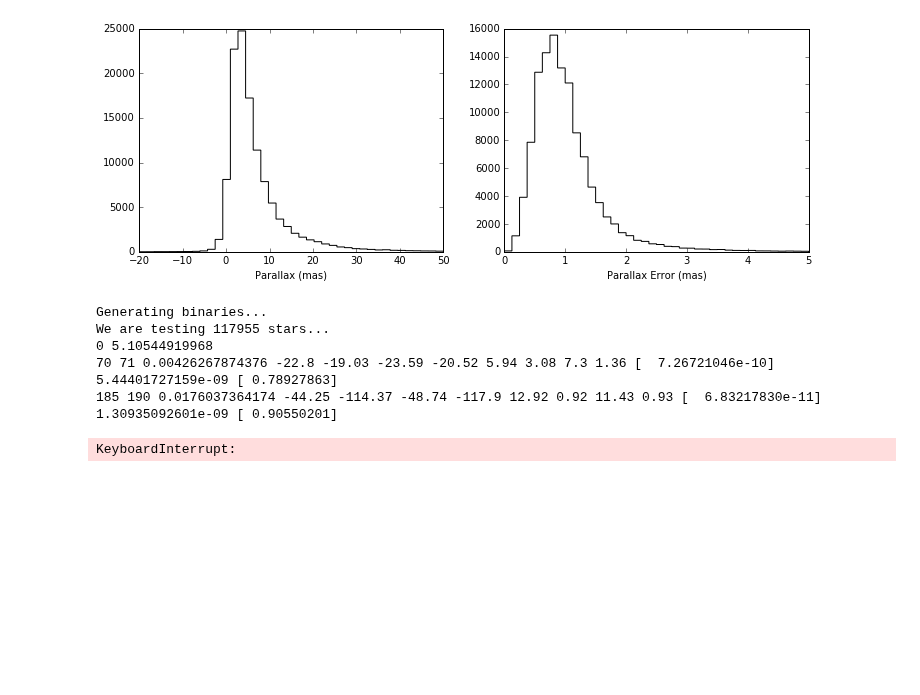
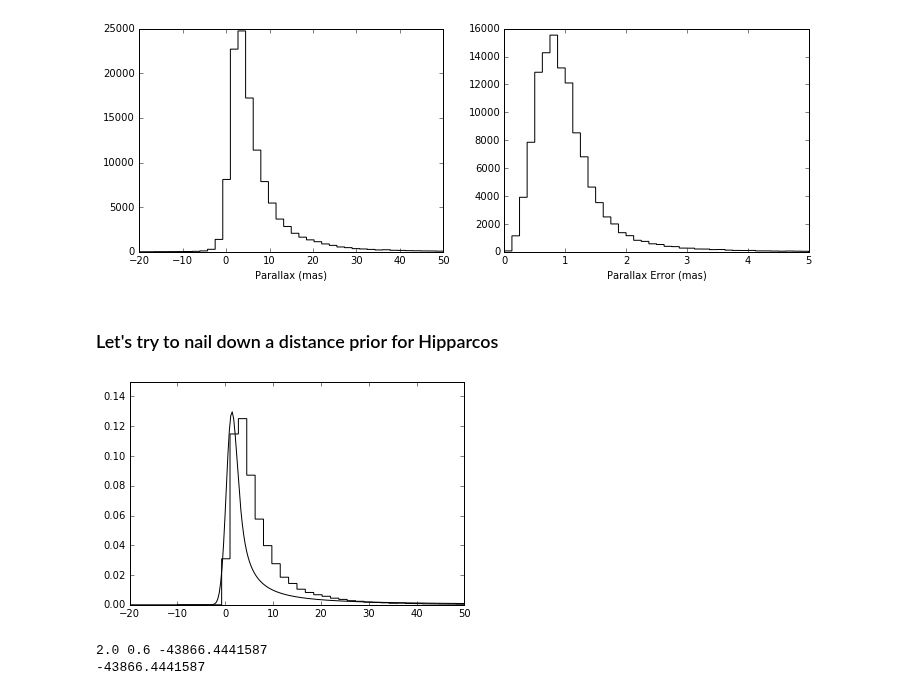
Before and after one commit to astroJeff/gaia_binaries, a Jupyter notebook: notebooks/Hipparchos.ipynb, the cells around one changed output. Cells and saved outputs as stored; diff of their text form; code cells hidden in the pictures; blank space fills up the shorter version.

Commit message:
Worked on Hipparcos - rNLTT matching

```diff
--- a/notebooks/Hipparchos.ipynb
+++ b/notebooks/Hipparchos.ipynb
@@ -21,7 +21,7 @@ import pickle
 # %%
 # Read in sample from Tycho-2 table
 filename = ('../data/hipparchos/hip2.dat')
-readme = ('../data/hipparchos/Readme')
+readme = ('../data/hipparchos/ReadMe')
 hip_orig = Table.read(filename, format='cds', guess=False, readme=readme)
 
 print hip_orig.colnames
@@ -41,6 +41,8 @@ hip['mu_ra_err'] = hip_orig['e_pmRA']
 hip['mu_dec_err'] = hip_orig['e_pmDE']
 hip['plx'] = hip_orig['Plx']
 hip['plx_err'] = hip_orig['e_Plx']
+
+hip = hip[hip['plx']>0.0]
 # %%
 fig, ax = plt.subplots(1, 2, figsize=(12,4))
 
@@ -53,12 +55,5 @@ ax[1].set_xlabel('Parallax Error (mas)')
 plt.show()
 # %% [output]
 [figure]
-# %%
-p_out = P_posterior.match_binaries(hip)
-# %% [output]
-Generating binaries...
-We are testing 117955 stars...
-0 5.10544919968
-70 71 0.00426267874376 -22.8 -19.03 -23.59 -20.52 5.94 3.08 7.3 1.36 [  7.26721046e-10] 5.44401727159e-09 [ 0.78927863]
-185 190 0.0176037364174 -44.25 -114.37 -48.74 -117.9 12.92 0.92 11.43 0.93 [  6.83217830e-11] 1.30935092601e-09 [ 0.90550201]
-KeyboardInterrupt:
+# %% [markdown]
+### Let's try to nail down a distance prior for Hipparcos
@@ -64,0 +65,29 @@ KeyboardInterrupt:
+# %%
+def get_integrand(x, y, gamma, sigma):
+    return np.power(x, -(gamma+1.0)) * np.exp(-0.5*((y-x)/sigma)**2)
+
+
+sigma = 1.5
+#gamma, L, U = 1.5,  3.0, 100.0 # 0.12
+gamma, L, U = 0.5,  0.698, 100.0 # 0.12
+
+x = np.linspace(-10.0, 50.0, 200)
+integral = np.zeros(len(x))
+coeff = 1.0/np.sqrt(2.0*np.pi)/sigma * gamma / (L**(-gamma) - U**(-gamma))
+for i in np.arange(len(x)):
+    args = x[i], gamma, 1.0
+    sol = quad(get_integrand, L, U, args=args)
+    integral[i] = sol[0]
+
+    # print i, x[i], integral[i]
+
+plt.plot(x, coeff*integral, color='k')
+
+
+
+plt.hist(hip['plx'], histtype='step', color='k', bins=40, range=(-20, 50), normed=True)
+
+plt.ylim(0.0, 0.15)
+plt.show()
+# %% [output]
+[figure, added]
@@ -64,0 +212,6 @@ KeyboardInterrupt:
+# %%
+x = 2.0,  0.6
+print ln_likelihood_2(x, hip['plx'], hip['plx_err'])
+# %% [output]
+2.0 0.6 -43866.4441587
+-43866.4441587
```
Also changed, not shown: parts of 9 cells of this notebook, 2 other files.
